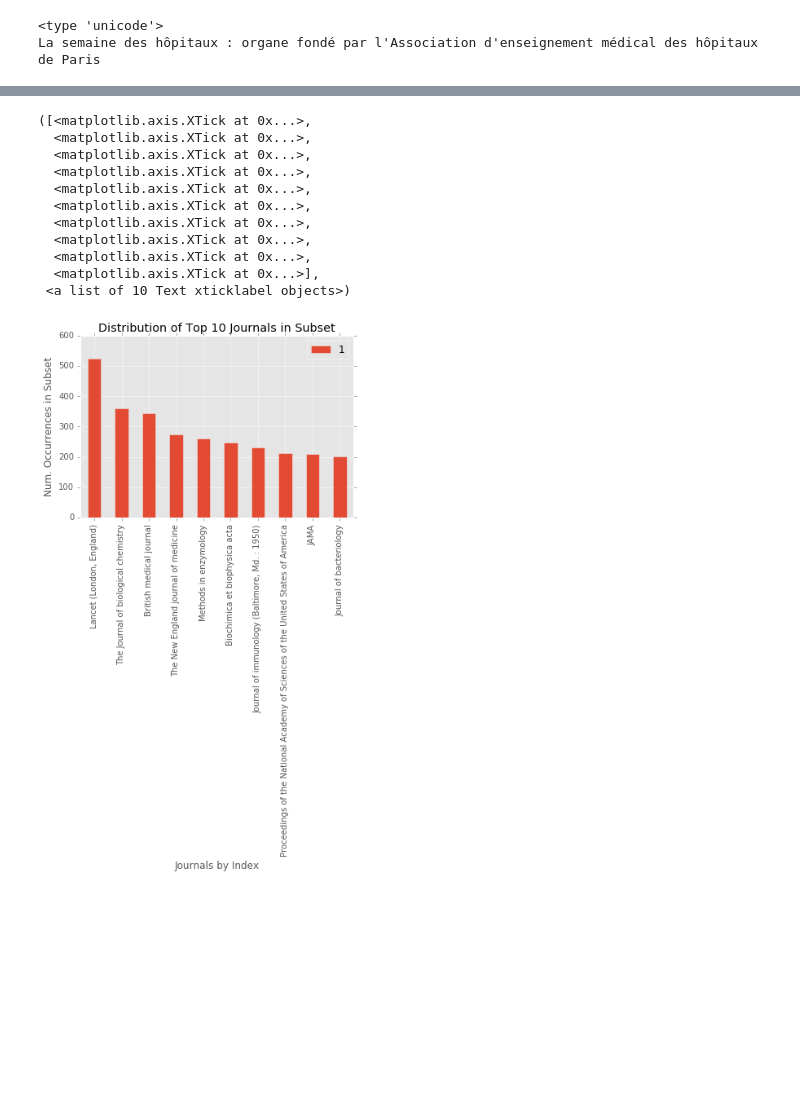
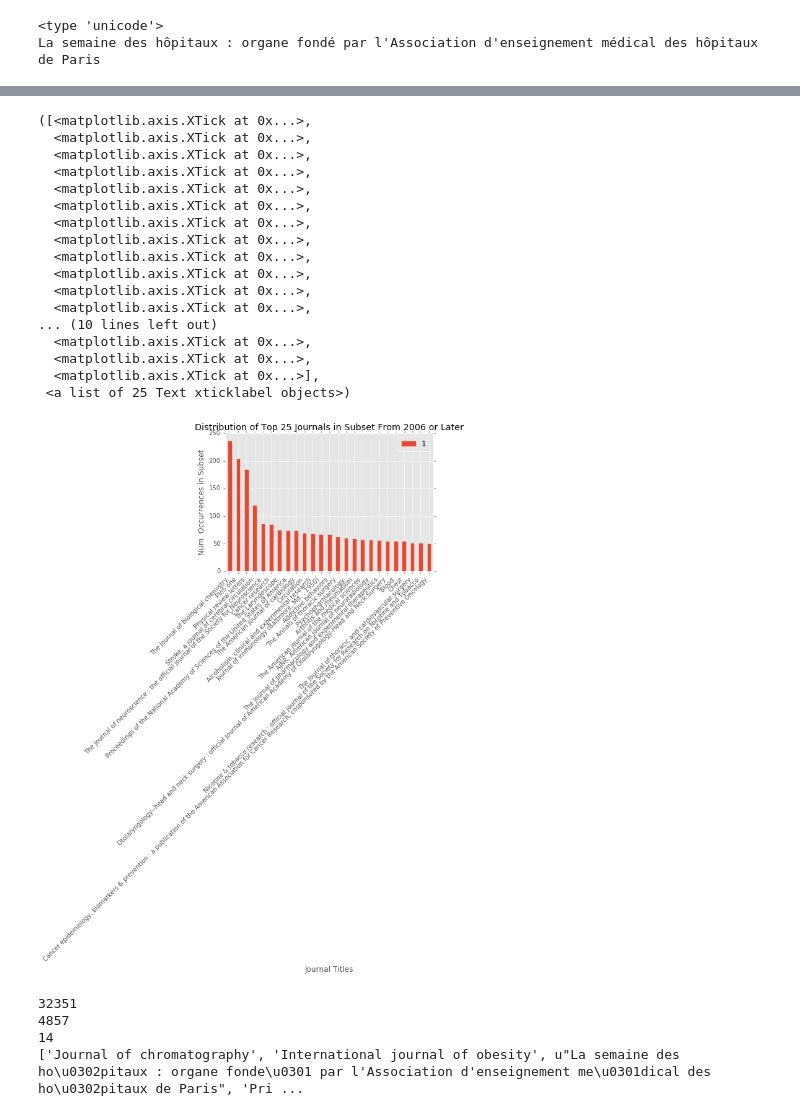
Before and after one commit to sarahwie/pubmed_nlp_research, a Jupyter notebook: journals_barchart.ipynb, the cells around one changed output, grey strips where cells are left out. Drawn from its saved outputs; the diff is of its cells as text; code cells hidden in the pictures; blank space fills up the shorter version.

```diff
--- a/journals_barchart.ipynb
+++ b/journals_barchart.ipynb
@@ -28,9 +29,14 @@ print title
 La semaine des hôpitaux : organe fondé par l'Association d'enseignement médical des hôpitaux de Paris
 # %%
 titles = []
+titlesUnique = []
 for record in root.findall('MedlineCitation'):
     title = record.find('Article').find('Journal').find('Title').text
     #get a list of titles
     titles.append(title)
+    #get a list of unique titles
+    if title not in titlesUnique:
+        titlesUnique.append(title)
 print len(titles)
+print len(titlesUnique)
 # %% [output]
@@ -39,6 +84,16 @@ print len(titles)
 #Another try (bar chart this time). Need a diff. layout dataframe than for the histograms.
 from collections import Counter
 
-data = Counter(titles).most_common()[0:10]
+data = Counter(titles).most_common()[0:15]
 print data
+
+#get average number of records per journal
+datAll = Counter(titles).most_common()
+vals = [x[1] for x in datAll]
+#sum(vals) is the same of num. elements
+#len(datAll) is same as num. distinct journals
+avg = sum(vals) / len(datAll)
+print avg
+
+datSub = [x for x in datAll if x[1] >= 51]
 # %% [output]
@@ -46,3 +126,2 @@ print data
 # %%
-df = pd.DataFrame(data)
-df
+df = pd.DataFrame(datSub)
@@ -70,25 +137,61 @@ print labels
 # %%
 #make histogram
 
 %matplotlib inline
 
 pltjournals = df.plot.bar()
 #xticks(arange(len(title_id)),title_id)
-plt.title('Distribution of Top 10 Journals in Subset')
-plt.xlabel("Journals by Index")
+plt.title('Distribution of Top 25 Journals in Subset From 2006 or Later')
+plt.xlabel("Journal Titles")
 plt.ylabel("Num. Occurrences in Subset")
-plt.xticks(x, labels, rotation='vertical')
-#plt.axis([0.0,1.0, 0.0, 4.0])
+plt.xticks(x, labels, rotation=45, ha = 'right')
 # %% [output]
 ([<matplotlib.axis.XTick at 0x...>,
   <matplotlib.axis.XTick at 0x...>,
   <matplotlib.axis.XTick at 0x...>,
   <matplotlib.axis.XTick at 0x...>,
   <matplotlib.axis.XTick at 0x...>,
   <matplotlib.axis.XTick at 0x...>,
   <matplotlib.axis.XTick at 0x...>,
   <matplotlib.axis.XTick at 0x...>,
   <matplotlib.axis.XTick at 0x...>,
+  <matplotlib.axis.XTick at 0x...>,
+  <matplotlib.axis.XTick at 0x...>,
+  <matplotlib.axis.XTick at 0x...>,
+... (10 lines left out)
+  <matplotlib.axis.XTick at 0x...>,
+  <matplotlib.axis.XTick at 0x...>,
   <matplotlib.axis.XTick at 0x...>],
- <a list of 10 Text xticklabel objects>)
+ <a list of 25 Text xticklabel objects>)
-[figure, old version]
+[figure, new version]
+# %%
+#Testing why so many unique journals in subset
+#Try using ISSN code instead of journal name
+#Failed because not every journal has an ISSN and for some reason there are
+#many more unique ISSNs than journals
+issns = []
+uniqueIssns = []
+titlesNoIssn = []
+i = 0
+for record in root.findall('MedlineCitation'):
+    try:
+        issn = record.find('Article').find('Journal').find('ISSN').text
+        #get a list of titles
+        issns.append(issn)
+        #get a list of unique titles
+        if issn not in uniqueIssns:
+            uniqueIssns.append(issn)
+    except AttributeError:
+        title = record.find('Article').find('Journal').find('Title').text
+        if title not in titlesNoIssn:
+            titlesNoIssn.append(title)
+    i = i + 1
+print len(issns)
+print len(uniqueIssns)
+print len(titlesNoIssn)
+print titlesNoIssn
+# %% [output]
+32351
+4857
+14
+['Journal of chromatography', 'International journal of obesity', u"La semaine des ho\u0302pitaux : organe fonde\u0301 par l'Association d'enseignement me\u0301dical des ho\u0302pitaux de Paris", 'Pri ...
```
Also changed, not shown: parts of 12 cells of this notebook, 1 other file.
